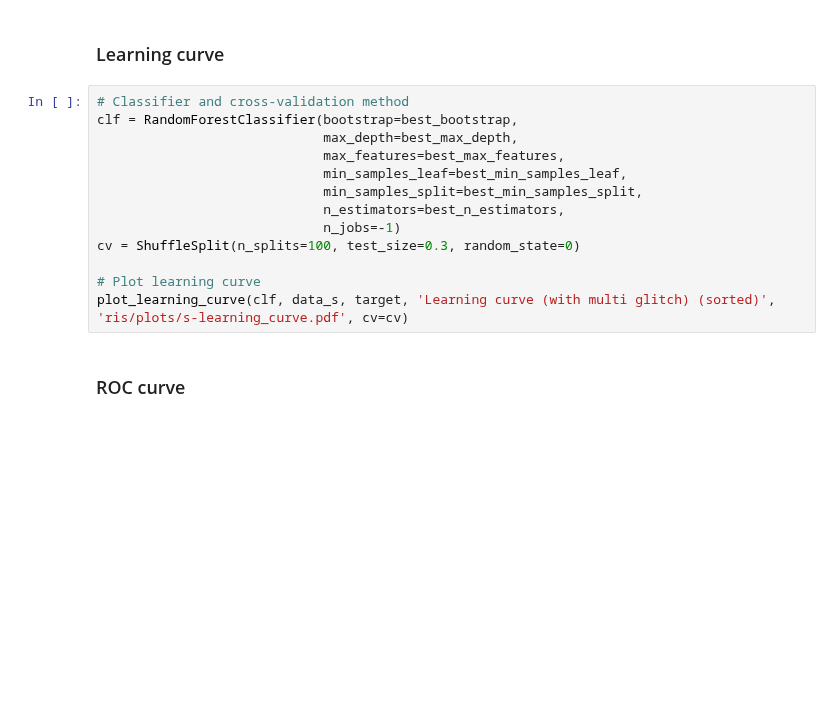
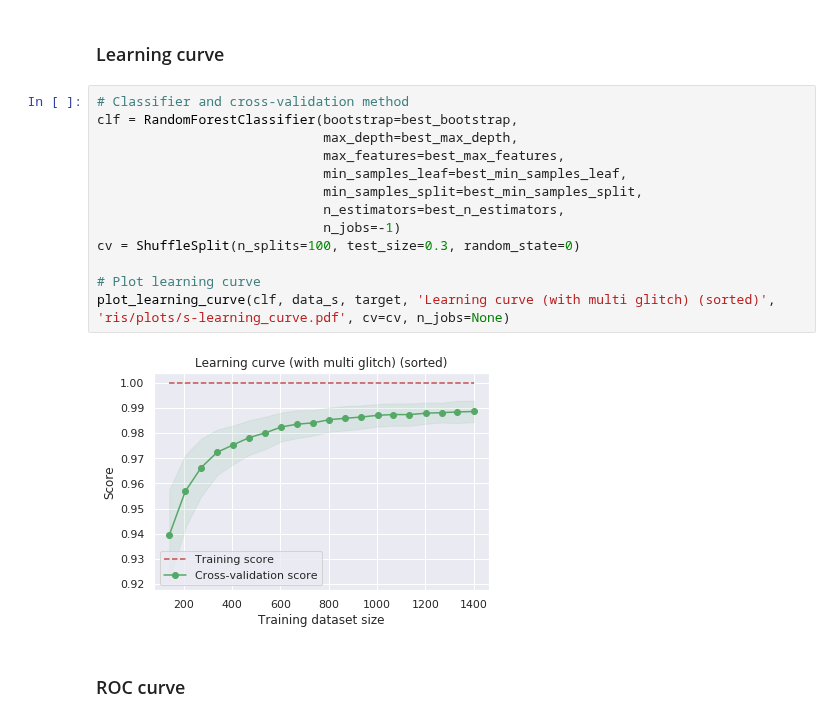
Before and after one commit to Paolo97Gll/bachelor_thesis, a Jupyter notebook: ml_models/RFC/RFC.ipynb, the cells around one changed output. Saved outputs shown, nothing was run; the diff lists cells and outputs as text; blank space fills up the shorter version.

```diff
--- a/ml_models/RFC/RFC.ipynb
+++ b/ml_models/RFC/RFC.ipynb
@@ -404,16 +434,18 @@ plot_confusion_matrix(cm, labels_text, 'Confusion matrix (with multi glitch) (so
 # %%
 # Classifier and cross-validation method
 clf = RandomForestClassifier(bootstrap=best_bootstrap,
                              max_depth=best_max_depth,
                              max_features=best_max_features,
                              min_samples_leaf=best_min_samples_leaf,
                              min_samples_split=best_min_samples_split,
                              n_estimators=best_n_estimators,
                              n_jobs=-1)
 cv = ShuffleSplit(n_splits=100, test_size=0.3, random_state=0)
 
 # Plot learning curve
-plot_learning_curve(clf, data_s, target, 'Learning curve (with multi glitch) (sorted)', 'ris/plots/s-learning_curve.pdf', cv=cv)
+plot_learning_curve(clf, data_s, target, 'Learning curve (with multi glitch) (sorted)', 'ris/plots/s-learning_curve.pdf', cv=cv, n_jobs=None)
+# %% [output]
+[figure, added]
 # %% [markdown]
 ### ROC curve
 # %%
```
Also changed, not shown: parts of 8 cells of this notebook.
